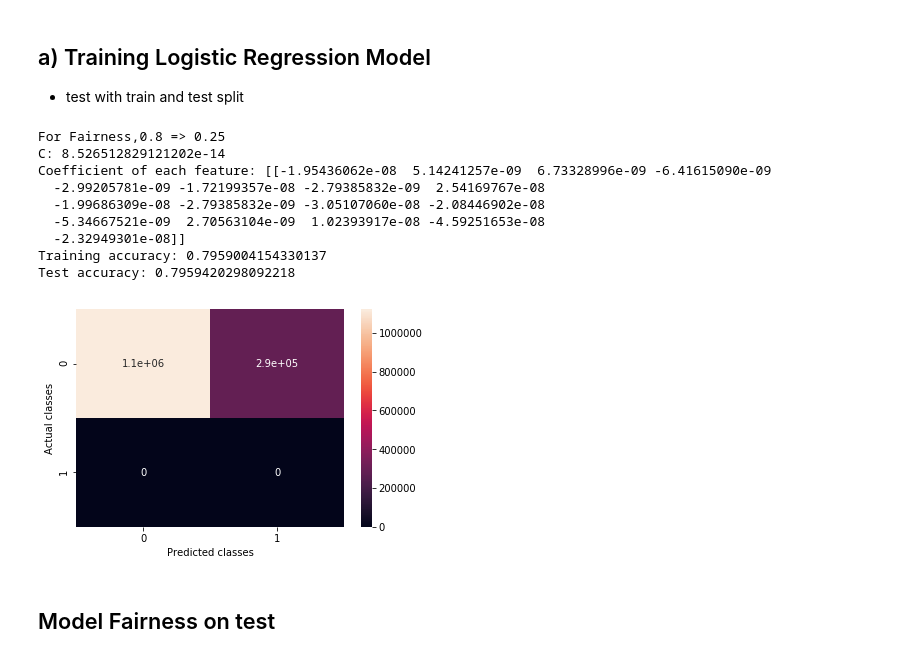
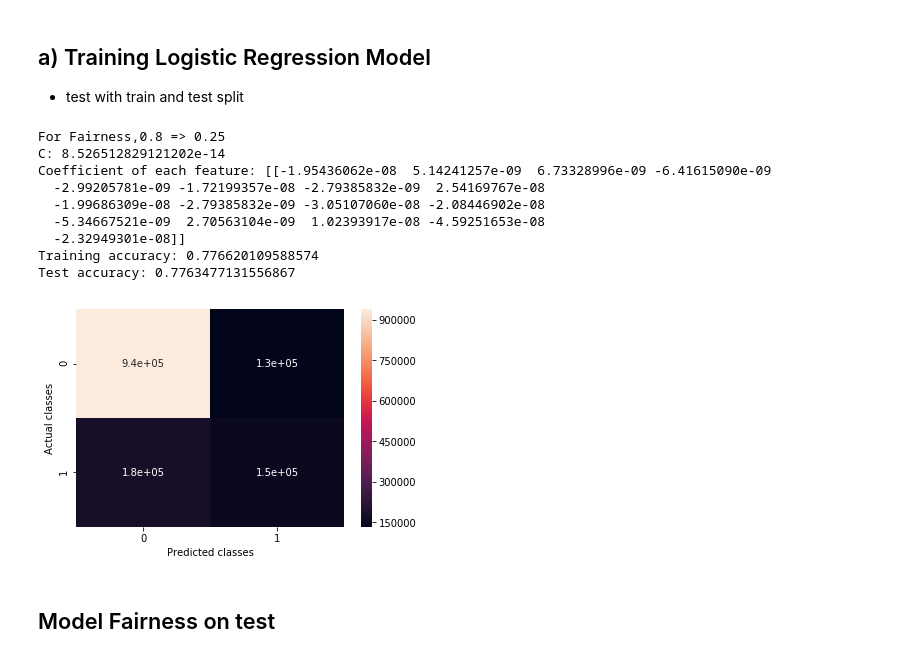
Before and after one commit to miaojiang1987/AI-for-fairness, a Jupyter notebook: classifier.ipynb, the cells around one changed output. Drawn from its saved outputs; the diff is of its cells as text; code cells hidden in the pictures.

```diff
--- a/classifier.ipynb
+++ b/classifier.ipynb
@@ -221,38 +221,38 @@ for f in fairness:
     prior2 = (prior_matrix[1] - (t/(1+t)))
 
     for (l1,l2) in lambdas:
         c = np.abs(l1*prior1 + l2*prior2)
         clf = LogisticRegression(C=c)
 
         ## Train
         clf.fit(X_train_std,y_train)
         print('C:', c)
         print('Coefficient of each feature:', clf.coef_)
-        print('Training accuracy:', clf.score(X_train, y_train))
+        print('Training accuracy:', clf.score(X_train_std, y_train))
 
         ## Test
-        y_pred = clf.predict(X_test)
+        y_pred = clf.predict(X_test_std)
         print('Test accuracy:', accuracy_score(y_pred, y_test.values))
 
 
         cfm = confusion_matrix(y_pred, y_test.values)
         sns.heatmap(cfm, annot=True)
         plt.xlabel('Predicted classes')
         plt.ylabel('Actual classes')
         plt.show()
 
         print('')
 # %% [output]
 For Fairness,0.8 => 0.25
 C: 8.526512829121202e-14
 Coefficient of each feature: [[-1.95436062e-08  5.14241257e-09  6.73328996e-09 -6.41615090e-09
   -2.99205781e-09 -1.72199357e-08 -2.79385832e-09  2.54169767e-08
   -1.99686309e-08 -2.79385832e-09 -3.05107060e-08 -2.08446902e-08
   -5.34667521e-09  2.70563104e-09  1.02393917e-08 -4.59251653e-08
   -2.32949301e-08]]
-Training accuracy: 0.7959004154330137
-Test accuracy: 0.7959420298092218
+Training accuracy: 0.776620109588574
+Test accuracy: 0.7763477131556867
-[figure, old version]
+[figure, new version]
 # %% [markdown]
 ## Model Fairness on test
 # %%
```
Also changed, not shown: parts of 4 cells of this notebook.
